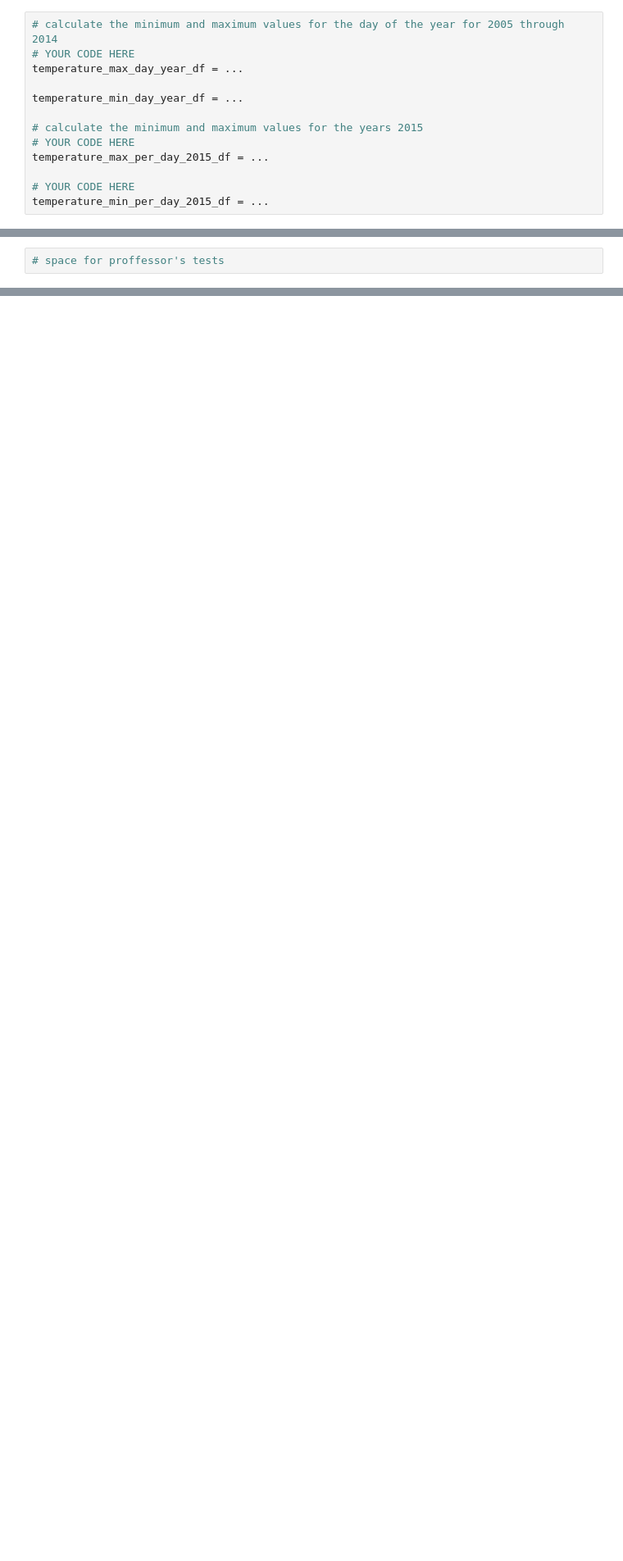
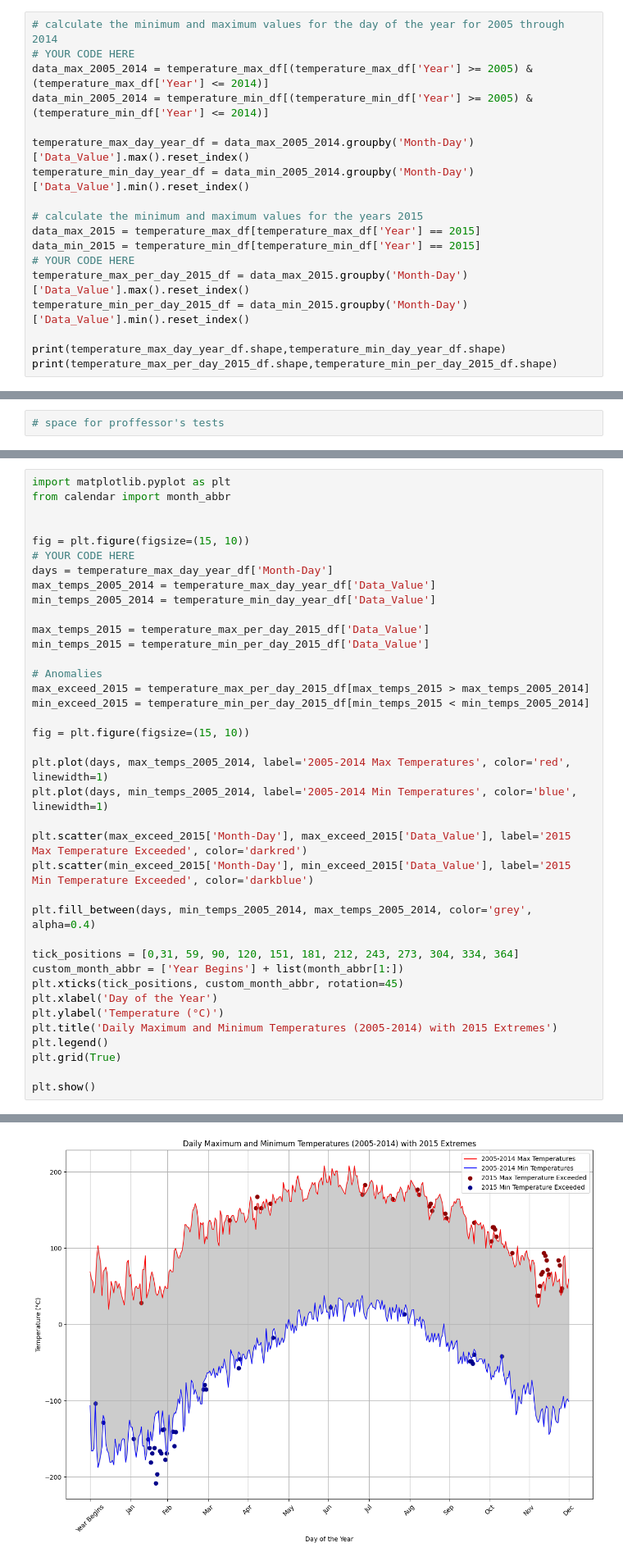
Before and after one commit to Giovanny692/Data-science-introduction, a Jupyter notebook: Workshop3/Workshop_3.ipynb, the cells around one changed output, grey strips where cells are left out. Shown: that part at 82% size. Cells and saved outputs as stored; diff of their text form; blank space fills up the shorter version.

```diff
--- a/Workshop3/Workshop_3.ipynb
+++ b/Workshop3/Workshop_3.ipynb
@@ -110,13 +81,18 @@ __Hint: At the end of this step I had two DataFrames, one of maximum and the oth
 # %%
 # calculate the minimum and maximum values for the day of the year for 2005 through 2014
 # YOUR CODE HERE
-temperature_max_day_year_df = ...
+data_max_2005_2014 = temperature_max_df[(temperature_max_df['Year'] >= 2005) & (temperature_max_df['Year'] <= 2014)]
+data_min_2005_2014 = temperature_min_df[(temperature_min_df['Year'] >= 2005) & (temperature_min_df['Year'] <= 2014)]
 
-temperature_min_day_year_df = ...
+temperature_max_day_year_df = data_max_2005_2014.groupby('Month-Day')['Data_Value'].max().reset_index()
+temperature_min_day_year_df = data_min_2005_2014.groupby('Month-Day')['Data_Value'].min().reset_index()
 
 # calculate the minimum and maximum values for the years 2015
+data_max_2015 = temperature_max_df[temperature_max_df['Year'] == 2015]
+data_min_2015 = temperature_min_df[temperature_min_df['Year'] == 2015]
 # YOUR CODE HERE
-temperature_max_per_day_2015_df = ...
+temperature_max_per_day_2015_df = data_max_2015.groupby('Month-Day')['Data_Value'].max().reset_index()
+temperature_min_per_day_2015_df = data_min_2015.groupby('Month-Day')['Data_Value'].min().reset_index()
 
-# YOUR CODE HERE
-temperature_min_per_day_2015_df = ...
+print(temperature_max_day_year_df.shape,temperature_min_day_year_df.shape)
+print(temperature_max_per_day_2015_df.shape,temperature_min_per_day_2015_df.shape)
@@ -137,0 +108,39 @@ TypeError: arrow() missing 4 required positional arguments: 'x', 'y', 'dx', and
+# %%
+import matplotlib.pyplot as plt
+from calendar import month_abbr
+
+
+fig = plt.figure(figsize=(15, 10))
+# YOUR CODE HERE
+days = temperature_max_day_year_df['Month-Day']
+max_temps_2005_2014 = temperature_max_day_year_df['Data_Value']
+min_temps_2005_2014 = temperature_min_day_year_df['Data_Value']
+
+max_temps_2015 = temperature_max_per_day_2015_df['Data_Value']
+min_temps_2015 = temperature_min_per_day_2015_df['Data_Value']
+
+# Anomalies
+max_exceed_2015 = temperature_max_per_day_2015_df[max_temps_2015 > max_temps_2005_2014]
+min_exceed_2015 = temperature_min_per_day_2015_df[min_temps_2015 < min_temps_2005_2014]
+
+fig = plt.figure(figsize=(15, 10))
+
+plt.plot(days, max_temps_2005_2014, label='2005-2014 Max Temperatures', color='red', linewidth=1)
+plt.plot(days, min_temps_2005_2014, label='2005-2014 Min Temperatures', color='blue', linewidth=1)
+
+plt.scatter(max_exceed_2015['Month-Day'], max_exceed_2015['Data_Value'], label='2015 Max Temperature Exceeded', color='darkred')
+plt.scatter(min_exceed_2015['Month-Day'], min_exceed_2015['Data_Value'], label='2015 Min Temperature Exceeded', color='darkblue')
+
+plt.fill_between(days, min_temps_2005_2014, max_temps_2005_2014, color='grey', alpha=0.4)
+
+tick_positions = [0,31, 59, 90, 120, 151, 181, 212, 243, 273, 304, 334, 364]
+custom_month_abbr = ['Year Begins'] + list(month_abbr[1:])
+plt.xticks(tick_positions, custom_month_abbr, rotation=45)
+plt.xlabel('Day of the Year')
+plt.ylabel('Temperature (°C)')
+plt.title('Daily Maximum and Minimum Temperatures (2005-2014) with 2015 Extremes')
+plt.legend()
+plt.grid(True)
+
+plt.show()
+# %% [output]
@@ -137,0 +148 @@ TypeError: arrow() missing 4 required positional arguments: 'x', 'y', 'dx', and
+[figure, added]
```
Also changed, not shown: parts of 5 cells of this notebook.
